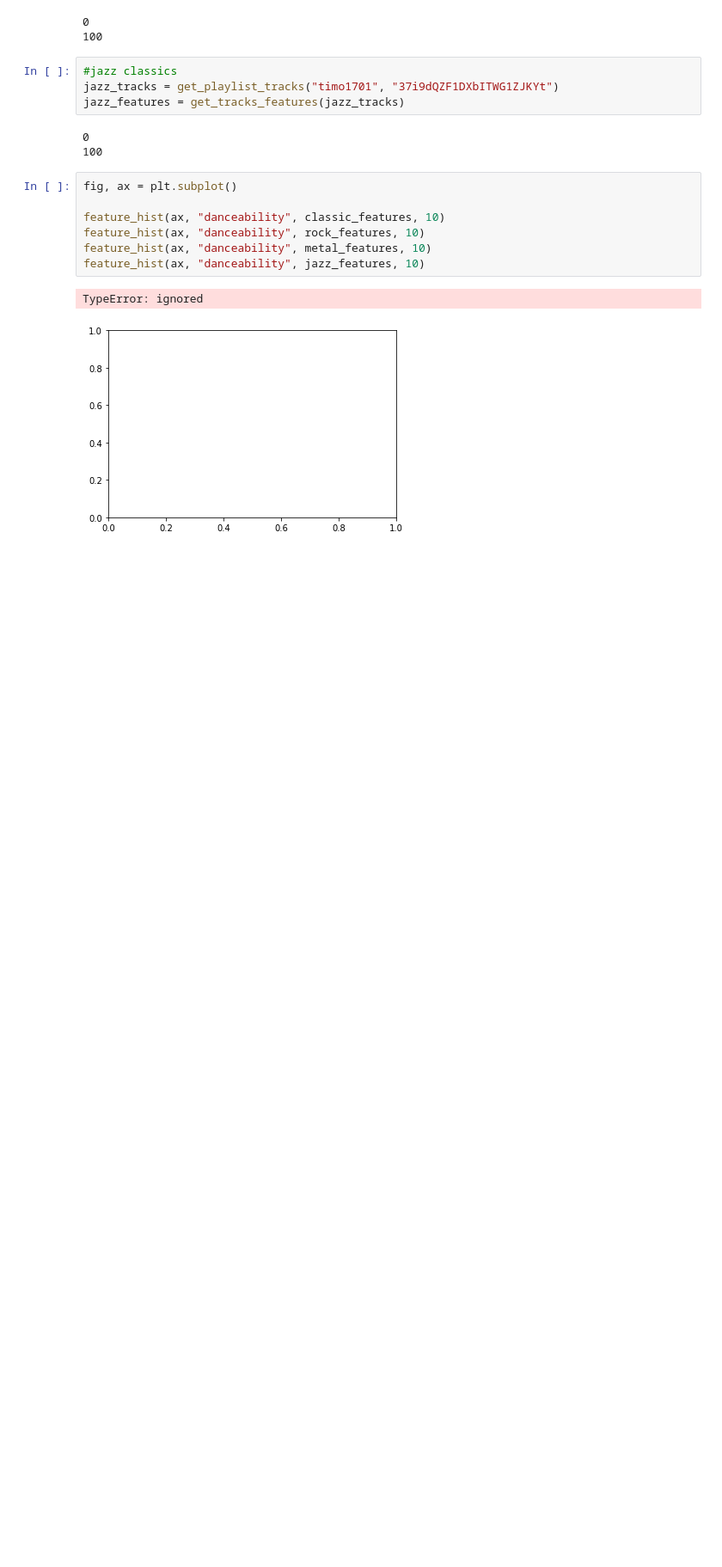
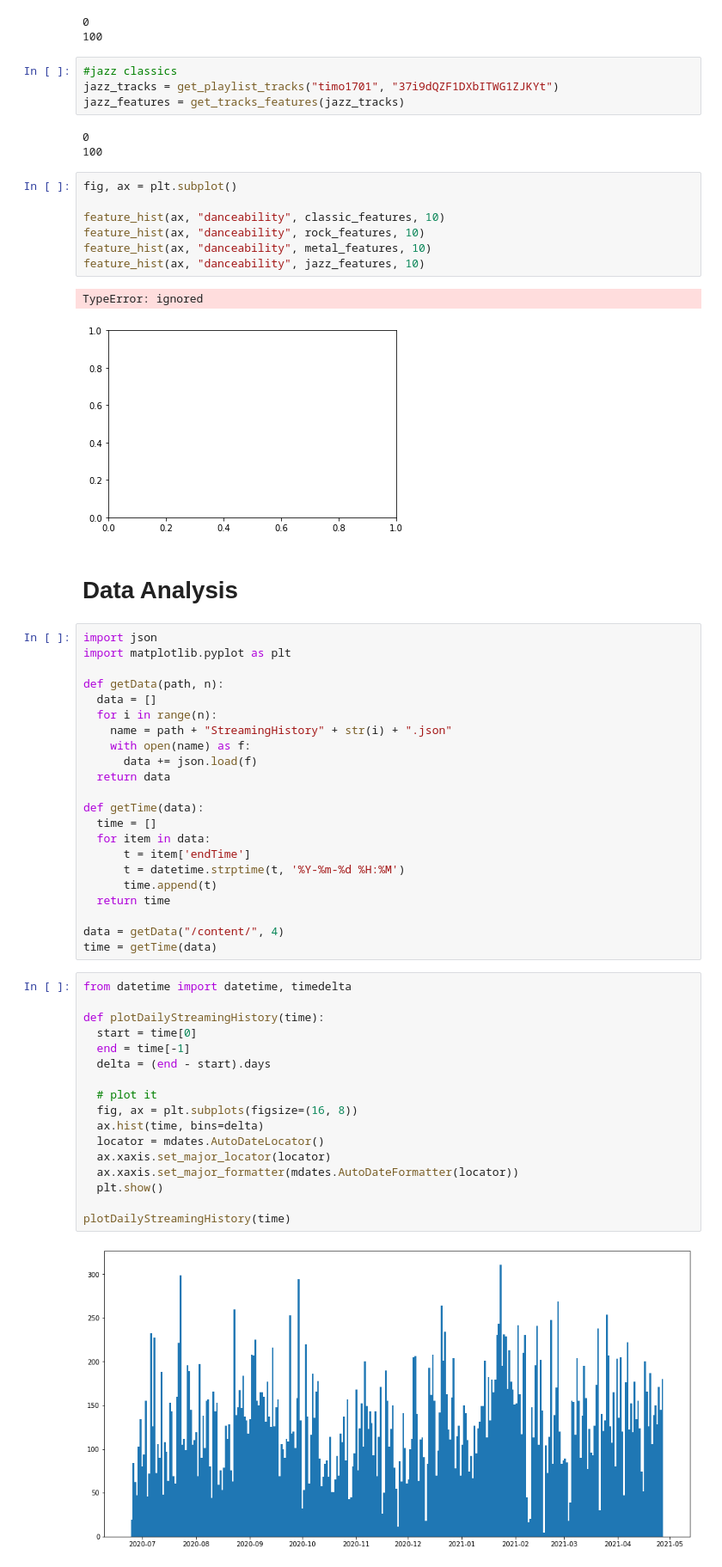
Before and after one commit to TimoBl/Spotify-Data-Analysis, a Jupyter notebook: Spotify_Data_Analysis.ipynb, the cells around one changed output. Shown: that part at 86% size. Cells and saved outputs as stored; diff of their text form; blank space fills up the shorter version.

Commit message:
Add files via upload
Analysing my data

```diff
--- a/Spotify_Data_Analysis.ipynb
+++ b/Spotify_Data_Analysis.ipynb
@@ -110,3 +112,46 @@ feature_hist(ax, "danceability", jazz_features, 10)
 # %% [output]
 TypeError: ignored
 [figure]
+# %% [markdown]
+# Data Analysis
+# %%
+import json
+import matplotlib.pyplot as plt
+
+def getData(path, n):
+  data = []
+  for i in range(n):
+    name = path + "StreamingHistory" + str(i) + ".json"
+    with open(name) as f:
+      data += json.load(f)
+  return data
+
+def getTime(data):
+  time = []
+  for item in data:
+      t = item['endTime']
+      t = datetime.strptime(t, '%Y-%m-%d %H:%M')
+      time.append(t)
+  return time
+
+data = getData("/content/", 4)
+time = getTime(data)
+# %%
+from datetime import datetime, timedelta
+
+def plotDailyStreamingHistory(time):
+  start = time[0]
+  end = time[-1]
+  delta = (end - start).days
+
+  # plot it
+  fig, ax = plt.subplots(figsize=(16, 8))
+  ax.hist(time, bins=delta)
+  locator = mdates.AutoDateLocator()
+  ax.xaxis.set_major_locator(locator)
+  ax.xaxis.set_major_formatter(mdates.AutoDateFormatter(locator))
+  plt.show()
+
+plotDailyStreamingHistory(time)
+# %% [output]
+[figure, added]
```
Also changed, not shown: parts of 5 cells of this notebook.
